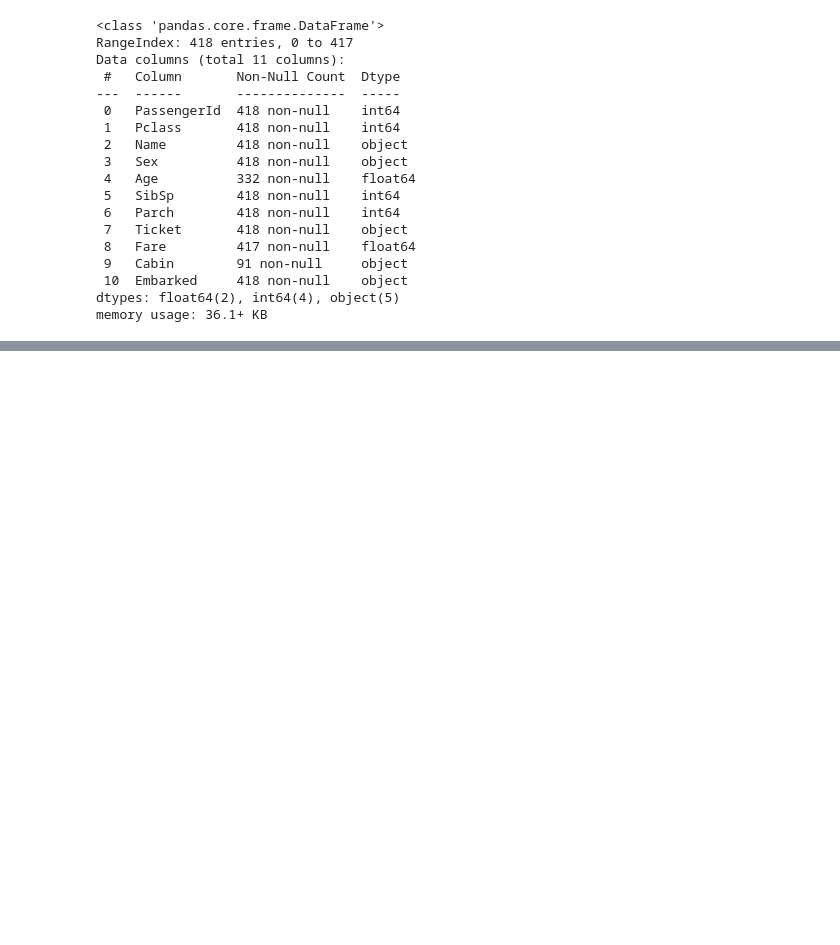
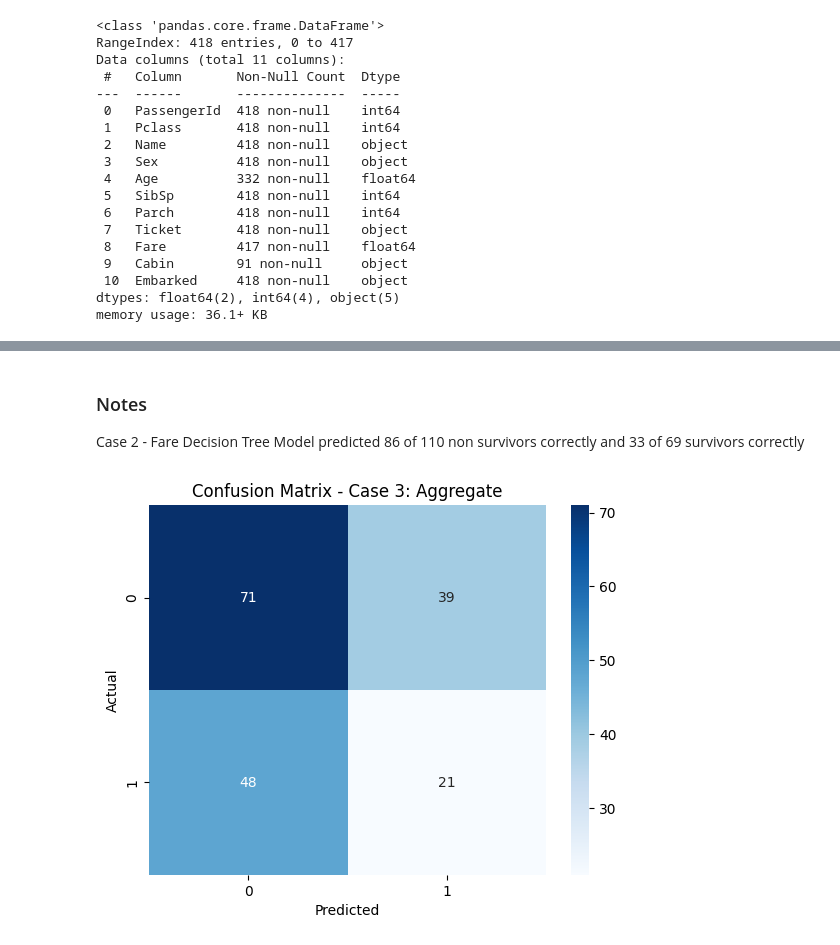
Before and after one commit to nwn8/applied-ml-nates, a Jupyter notebook: notebooks/Midterm/midterm_Nsloss.ipynb, the cells around one changed output, grey strips where cells are left out. Cells and saved outputs as stored; diff of their text form; code cells hidden in the pictures; blank space fills up the shorter version.

```diff
--- a/notebooks/Midterm/midterm_Nsloss.ipynb
+++ b/notebooks/Midterm/midterm_Nsloss.ipynb
@@ -95,0 +281,8 @@ Test data set does not include the target of Survived.
+# %%
+# Case 3: Feature = Aggregate (drop if na or not available)
+
+# Select the feature 'Aggregate', but drop rows where age is missing
+X3 = good_train_df[['Aggregate']].dropna()
+
+# Select the matching 'survived' values using the same index
+y3 = good_train_df.loc[X3.index, 'Survived']
@@ -95,0 +333,11 @@ Test data set does not include the target of Survived.
+# %%
+# Case 3: Features = Aggregate
+splitter3 = StratifiedShuffleSplit(n_splits=1, test_size=0.2, random_state=123)
+for train_idx3, test_idx3 in splitter3.split(X3, y3):
+    X3_train = X3.iloc[train_idx3]
+    X3_test  = X3.iloc[test_idx3]
+    y3_train = y3.iloc[train_idx3]
+    y3_test  = y3.iloc[test_idx3]
+
+print('Case 3 - Aggregate:')
+print('Train size:', len(X3_train), '| Test size:', len(X3_test))
@@ -95,0 +375,4 @@ Test data set does not include the target of Survived.
+# %%
+# CASE 3: Decision Tree using Aggregate
+tree_model3 = DecisionTreeClassifier()
+tree_model3.fit(X3_train, y3_train)
@@ -95,0 +449,10 @@ Test data set does not include the target of Survived.
+# %%
+# Predict on training data
+y3_pred = tree_model3.predict(X3_train)
+print("Results for Decision Tree on training data (Case 3 - Aggregate):")
+print(classification_report(y3_train, y3_pred))
+
+# Predict on test data
+y3_test_pred = tree_model3.predict(X3_test)
+print("Results for Decision Tree on test data (Case 3 - Aggregate):")
+print(classification_report(y3_test, y3_test_pred))
@@ -95,0 +547,16 @@ Test data set does not include the target of Survived.
+# %% [markdown]
+### Notes
+
+Case 2 - Fare Decision Tree Model predicted 86 of 110 non survivors correctly and 33 of 69 survivors correctly
+# %%
+# Create confusion matrix for test predictions (Case 3)
+cm3 = confusion_matrix(y3_test, y3_test_pred)
+
+# Plot heatmap
+sns.heatmap(cm3, annot=True, cmap='Blues')
+plt.title('Confusion Matrix - Case 3: Aggregate')
+plt.xlabel('Predicted')
+plt.ylabel('Actual')
+plt.show()
+# %% [output]
+[figure, added]
```
Also changed, not shown: parts of 56 cells of this notebook, 5 other files.
